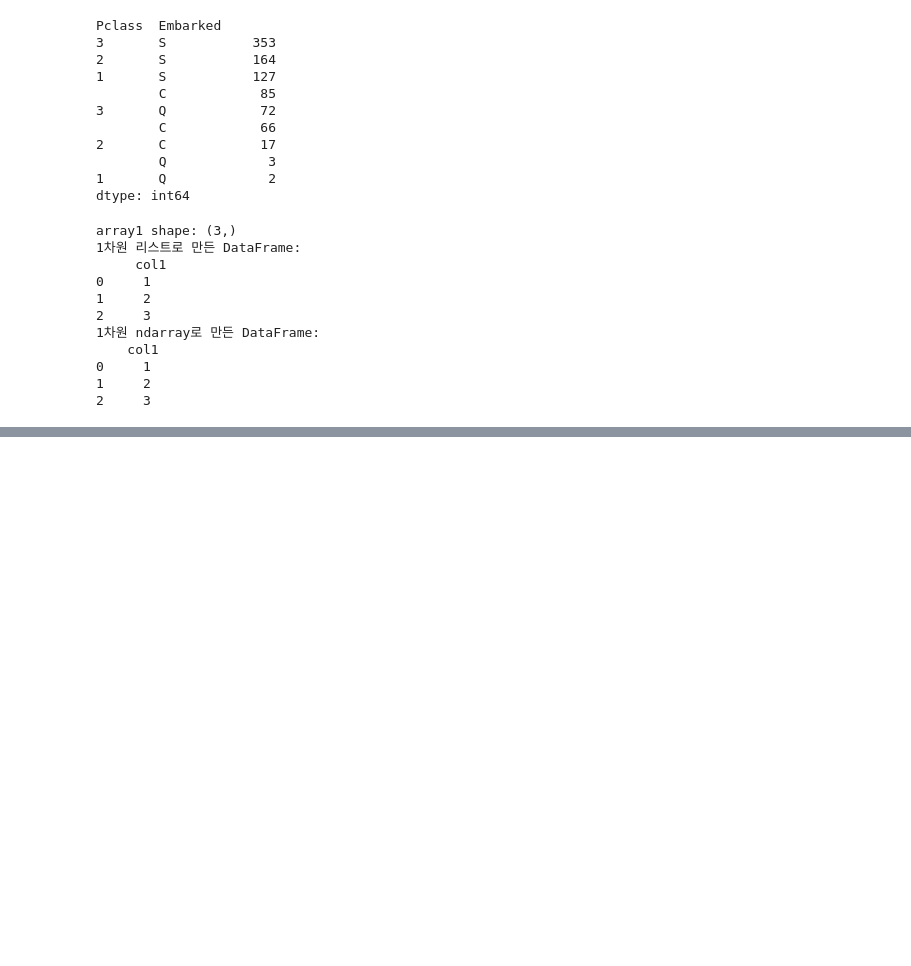
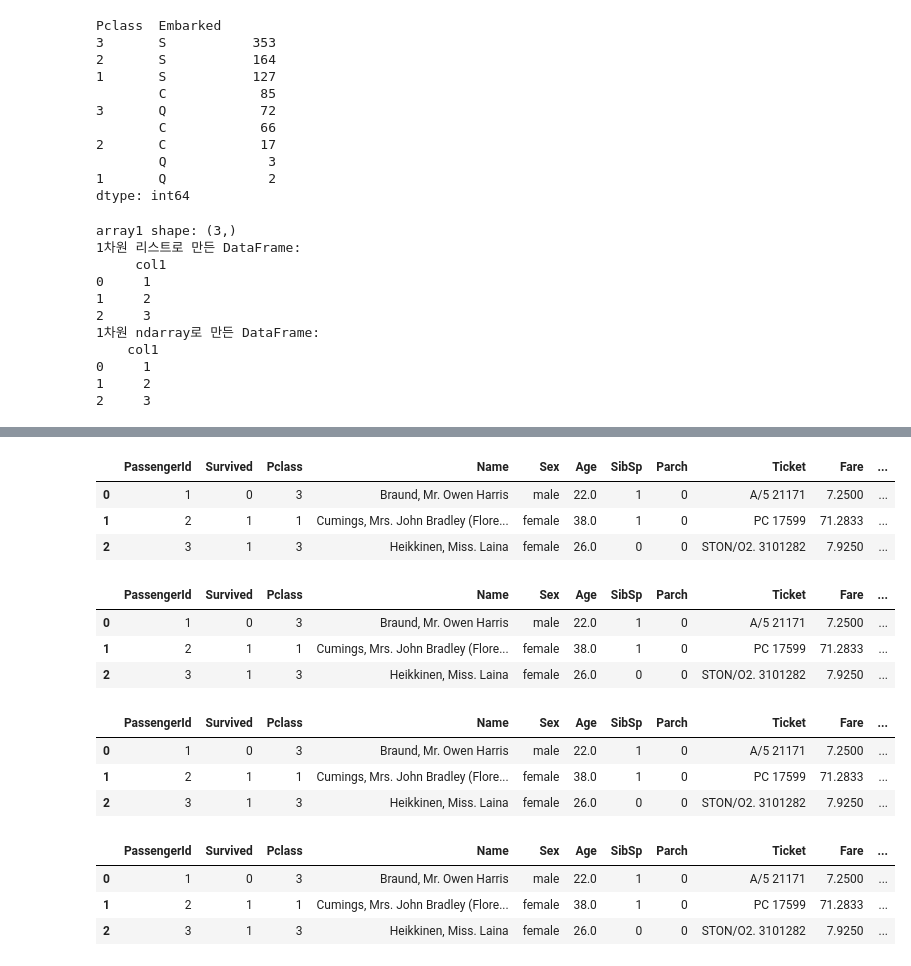
Before and after one commit to leedaehan-kev/ML-python, a Jupyter notebook: section1-python/section1-5-pandas.ipynb, the cells around one changed output, grey strips where cells are left out. Cells and saved outputs as stored; diff of their text form; code cells hidden in the pictures; blank space fills up the shorter version.

```diff
--- a/section1-python/section1-5-pandas.ipynb
+++ b/section1-python/section1-5-pandas.ipynb
@@ -329,0 +339,32 @@ df_dict.values.tolist() 타입: <class 'list'>
+# %%
+titanic_df['Age_by_10']=titanic_df['Age']*10
+titanic_df['Family_No']=titanic_df['SibSp']+titanic_df['Parch']+1
+titanic_df.head(3)
+# %% [output]
+|  | PassengerId | Survived | Pclass | Name | Sex | Age | SibSp | Parch | Ticket | Fare | ... |
+| 0 | 1 | 0 | 3 | Braund, Mr. Owen Harris | male | 22.0 | 1 | 0 | A/5 21171 | 7.2500 | ... |
+| 1 | 2 | 1 | 1 | Cumings, Mrs. John Bradley (Flore... | female | 38.0 | 1 | 0 | PC 17599 | 71.2833 | ... |
+| 2 | 3 | 1 | 3 | Heikkinen, Miss. Laina | female | 26.0 | 0 | 0 | STON/O2. 3101282 | 7.9250 | ... |
+# %%
+titanic_df['Age_by_10'] = titanic_df['Age_by_10'] + 100
+titanic_df.head(3)
+# %% [output]
+|  | PassengerId | Survived | Pclass | Name | Sex | Age | SibSp | Parch | Ticket | Fare | ... |
+| 0 | 1 | 0 | 3 | Braund, Mr. Owen Harris | male | 22.0 | 1 | 0 | A/5 21171 | 7.2500 | ... |
+| 1 | 2 | 1 | 1 | Cumings, Mrs. John Bradley (Flore... | female | 38.0 | 1 | 0 | PC 17599 | 71.2833 | ... |
+| 2 | 3 | 1 | 3 | Heikkinen, Miss. Laina | female | 26.0 | 0 | 0 | STON/O2. 3101282 | 7.9250 | ... |
+# %%
+titanic_drop_df=titanic_df.drop('Age_0',axis=1)
+titanic_drop_df.head(3)
+# %% [output]
+|  | PassengerId | Survived | Pclass | Name | Sex | Age | SibSp | Parch | Ticket | Fare | ... |
+| 0 | 1 | 0 | 3 | Braund, Mr. Owen Harris | male | 22.0 | 1 | 0 | A/5 21171 | 7.2500 | ... |
+| 1 | 2 | 1 | 1 | Cumings, Mrs. John Bradley (Flore... | female | 38.0 | 1 | 0 | PC 17599 | 71.2833 | ... |
+| 2 | 3 | 1 | 3 | Heikkinen, Miss. Laina | female | 26.0 | 0 | 0 | STON/O2. 3101282 | 7.9250 | ... |
+# %%
+titanic_df.head(3)
+# %% [output]
+|  | PassengerId | Survived | Pclass | Name | Sex | Age | SibSp | Parch | Ticket | Fare | ... |
+| 0 | 1 | 0 | 3 | Braund, Mr. Owen Harris | male | 22.0 | 1 | 0 | A/5 21171 | 7.2500 | ... |
+| 1 | 2 | 1 | 1 | Cumings, Mrs. John Bradley (Flore... | female | 38.0 | 1 | 0 | PC 17599 | 71.2833 | ... |
+| 2 | 3 | 1 | 3 | Heikkinen, Miss. Laina | female | 26.0 | 0 | 0 | STON/O2. 3101282 | 7.9250 | ... |
```
Also changed, not shown: parts of 12 cells of this notebook.
